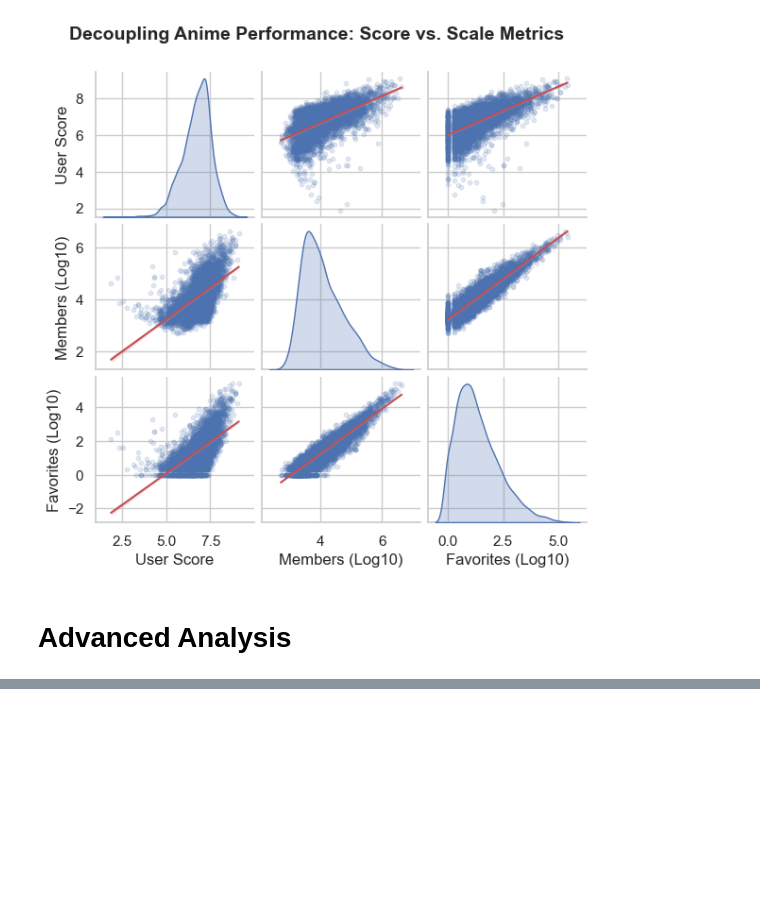
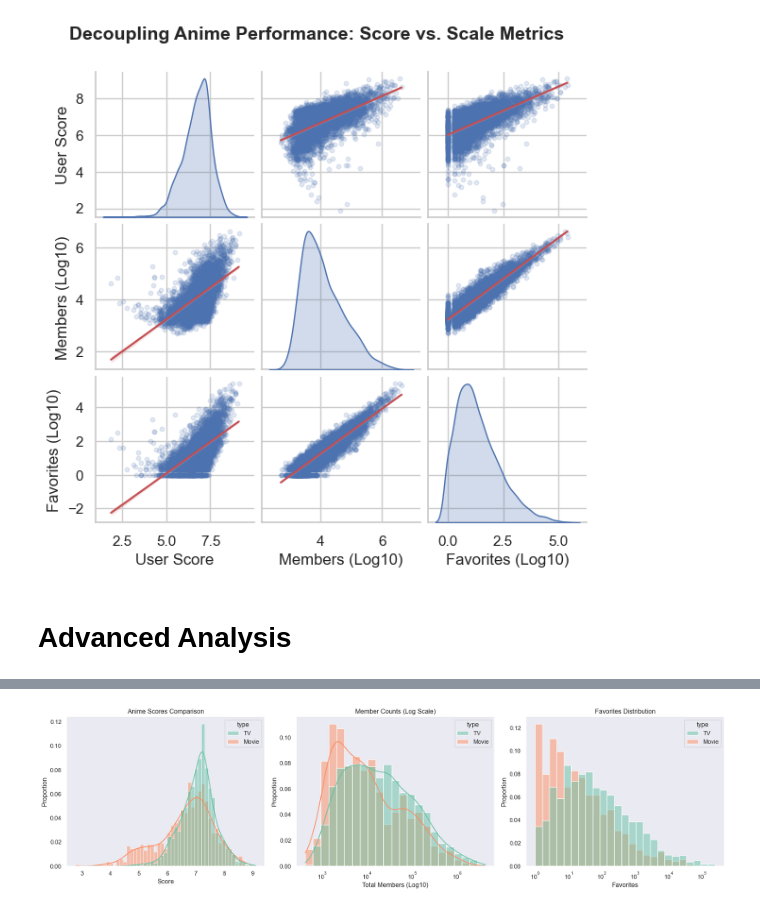
Before and after one commit to AZysk0/anime-data-analysis, a Jupyter notebook: anime_analysis_tasks.ipynb, the cells around one changed output, grey strips where cells are left out. Cells and saved outputs as stored; diff of their text form; code cells hidden in the pictures; blank space fills up the shorter version.

```diff
--- a/anime_analysis_tasks.ipynb
+++ b/anime_analysis_tasks.ipynb
@@ -938,0 +1002,63 @@ underrated_anime
+# %%
+# 31. Compare Movies vs TV series:
+#     score, popularity, favorites, duration.
+
+plot_data = anime_df.copy()
+plot_data = plot_data[plot_data['type'].isin(['TV', 'Movie'])]
+
+# tv_type = plot_data.query('type == "TV"')
+# movie_type = plot_data.query('type == "Movie"')
+
+# multiple histograms, hue='type'
+fig, axes = plt.subplots(1, 3, figsize=(18, 5))
+
+sns.set_theme(palette='Set2')
+
+# --- Subplot 1: Score Distribution ---
+sns.histplot(
+    data=plot_data,
+    x='score',
+    hue='type',
+    kde=True,
+    stat="proportion",
+    common_norm=False,
+    ax=axes[0]
+)
+axes[0].set_title('Anime Scores Comparison')
+axes[0].set_xlabel('Score')
+
+# --- Subplot 2: Members (Log Scale) ---
+sns.histplot(
+    data=plot_data,
+    x='members',
+    hue='type',
+    kde=True,
+    stat="proportion",
+    common_norm=False,
+    log_scale=True,  # Compresses the 0 to 1M+ variance beautifully
+    ax=axes[1]
+)
+axes[1].set_title('Member Counts (Log Scale)')
+axes[1].set_xlabel('Total Members (Log10)')
+
+# --- Subplot 3: Favorites (Log Scale) ---
+sns.histplot(
+    data=plot_data,
+    x='favorites',
+    hue='type',
+    kde=True,
+    stat="proportion",
+    common_norm=False,
+    log_scale=True,  # Smooths out the severe right skew
+    ax=axes[2]
+)
+
+axes[2].set_title('Favorites Distribution')
+axes[2].set_xlabel('Favorites')
+
+# 3. Adjust spacing smoothly across all three plots
+plt.tight_layout()
+
+# sns.histplot(data=plot_data)
+# %% [output]
+[figure, added]
```
Also changed, not shown: parts of 10 cells of this notebook.
